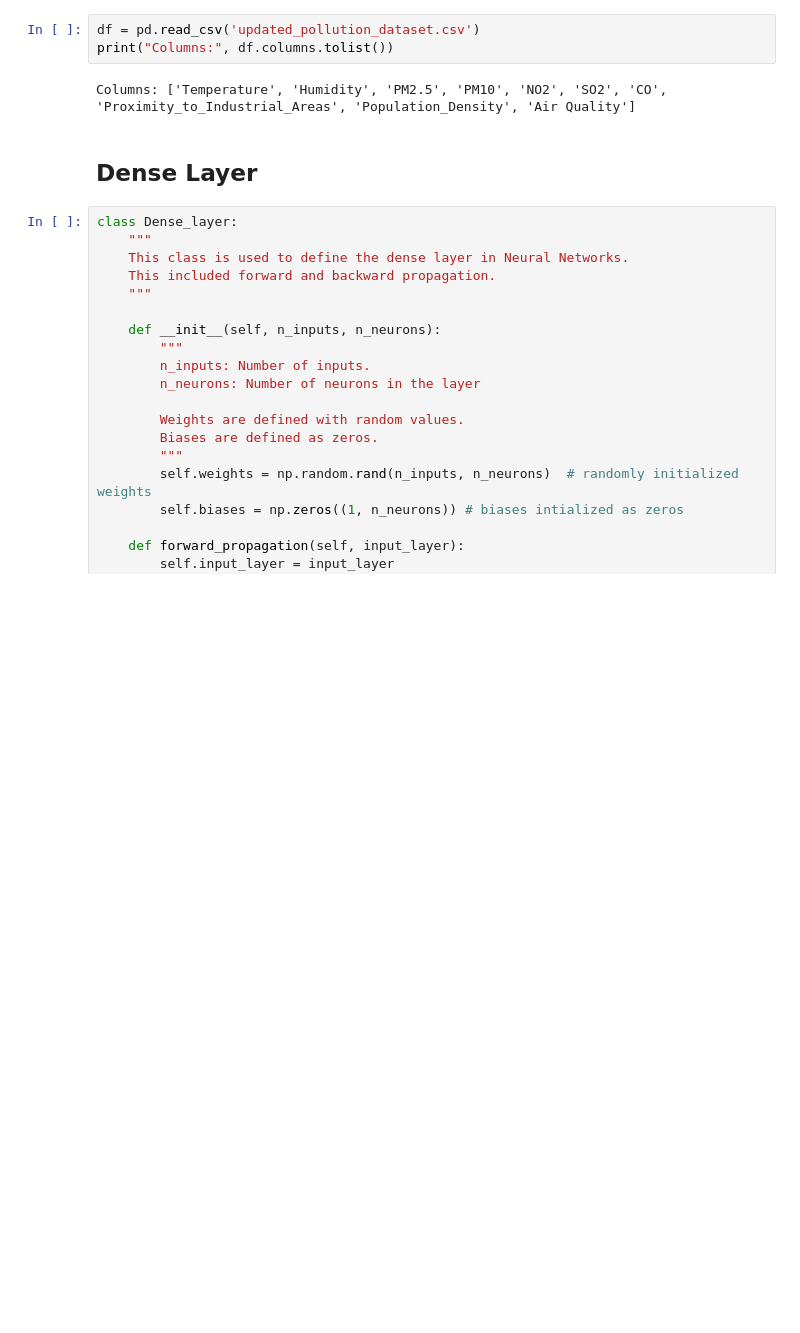
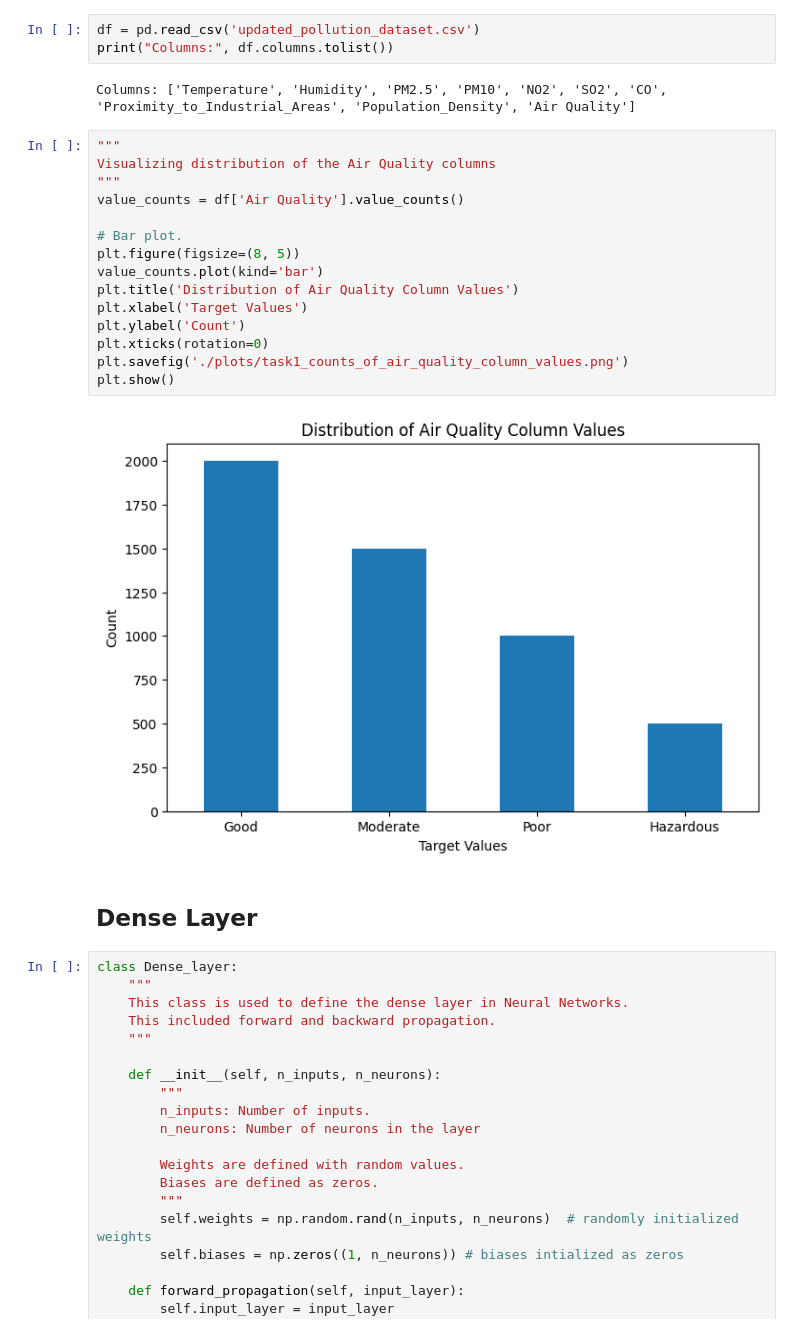
Before and after one commit to MariumWaseem1/INM702, a Jupyter notebook: Task 1.ipynb, the cells around one changed output. Drawn from its saved outputs; the diff is of its cells as text; blank space fills up the shorter version.

Commit message:
Visualization of air quality distribution

```diff
--- a/Task 1.ipynb
+++ b/Task 1.ipynb
@@ -38,6 +38,23 @@ df = pd.read_csv('updated_pollution_dataset.csv')
 print("Columns:", df.columns.tolist())
 # %% [output]
 Columns: ['Temperature', 'Humidity', 'PM2.5', 'PM10', 'NO2', 'SO2', 'CO', 'Proximity_to_Industrial_Areas', 'Population_Density', 'Air Quality']
+# %%
+"""
+Visualizing distribution of the Air Quality columns
+"""
+value_counts = df['Air Quality'].value_counts()
+
+# Bar plot.
+plt.figure(figsize=(8, 5))
+value_counts.plot(kind='bar')
+plt.title('Distribution of Air Quality Column Values')
+plt.xlabel('Target Values')
+plt.ylabel('Count')
+plt.xticks(rotation=0)
+plt.savefig('./plots/task1_counts_of_air_quality_column_values.png')
+plt.show()
+# %% [output]
+[figure, added]
 # %% [markdown]
 ## Dense Layer
 # %%
```
Also changed, not shown: 1 other file.
